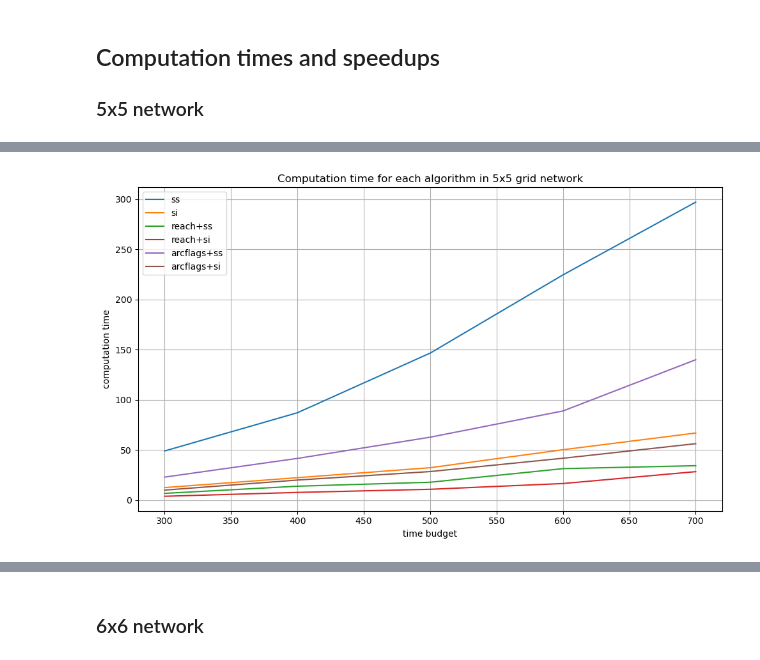
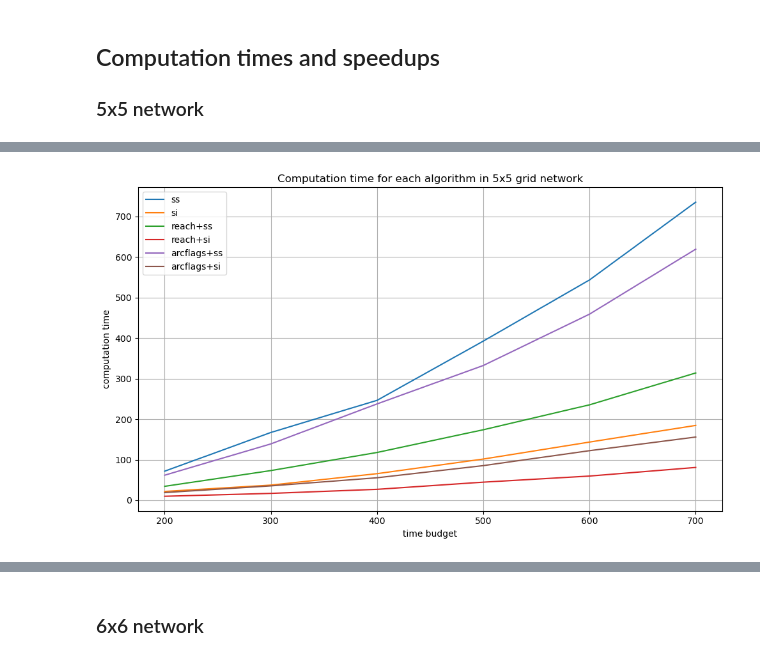
Before and after one commit to samuelepeirone/SOTA-py, a Jupyter notebook: notebook/Pruning techniques-results/Results analysis.ipynb, the cells around one changed output, grey strips where cells are left out. Cells and saved outputs as stored; diff of their text form; code cells hidden in the pictures.

```diff
--- a/notebook/Pruning techniques-results/Results analysis.ipynb
+++ b/notebook/Pruning techniques-results/Results analysis.ipynb
@@ -7,18 +20,18 @@ import matplotlib.pyplot as plt
 # %%
-df = pd.read_csv('tables/5x5.csv', index_col=0)
+df = pd.read_csv('tables/5x5-1-me.csv', index_col=0)
 plt.figure(figsize=(10, 6))
 
 for col in df.columns:
     plt.plot(df.index, df[col], label=col)
 
 plt.title('Computation time for each algorithm in 5x5 grid network')
 plt.xlabel('time budget')
 plt.ylabel('computation time')
 plt.legend()
 plt.grid(True)
 plt.tight_layout()
 
 plt.show()
 # %% [output]
-[figure, old version]
+[figure, new version]
 # %%
```
Also changed, not shown: parts of 10 cells of this notebook, 24 other files.
